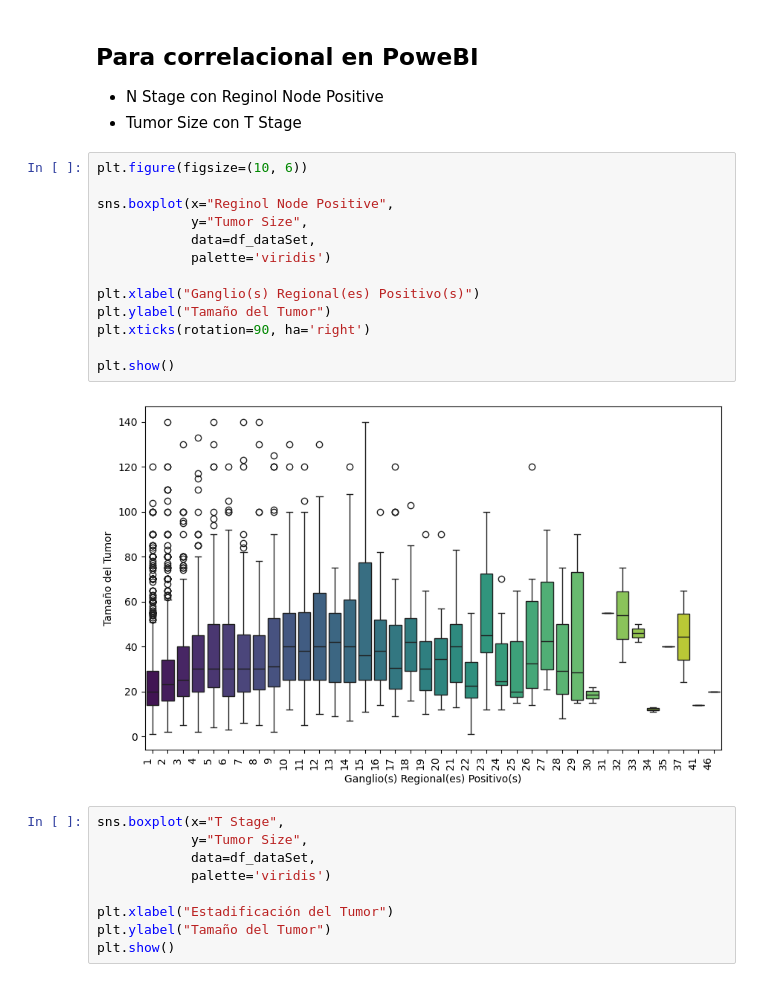
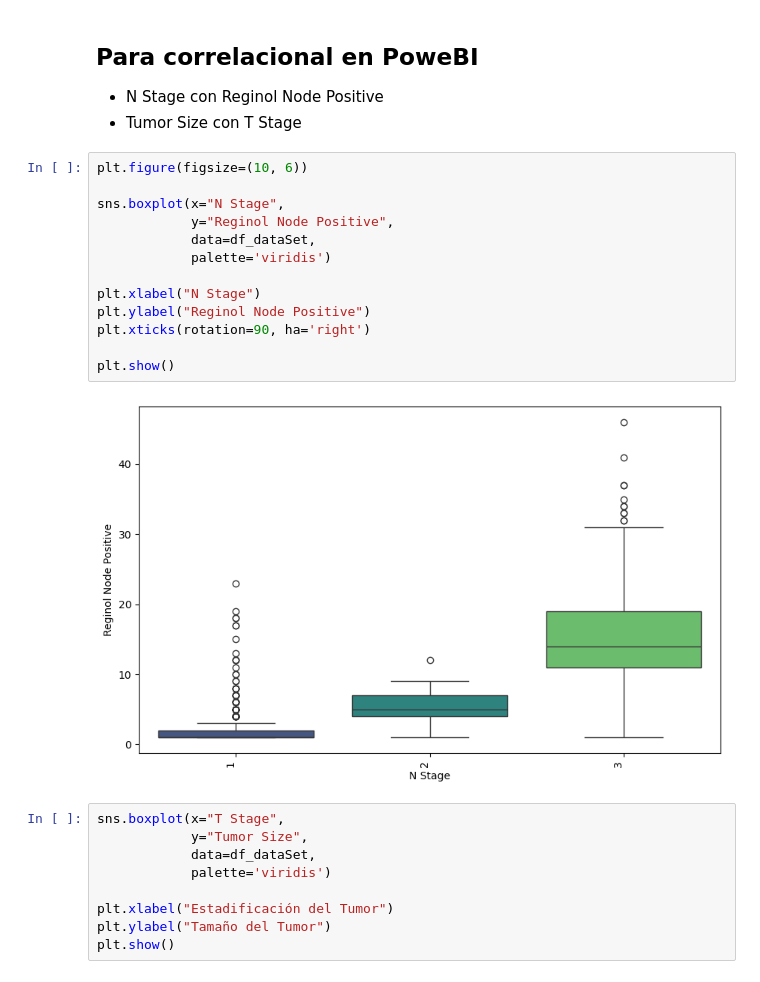
Before and after one commit to Maleni86/project-da-promo-49-modulo-4-team-7, a Jupyter notebook: 2_Limpieza/Limpieza_Cancer.ipynb, the cells around one changed output. Cells and saved outputs as stored; diff of their text form.

```diff
--- a/2_Limpieza/Limpieza_Cancer.ipynb
+++ b/2_Limpieza/Limpieza_Cancer.ipynb
@@ -177,18 +183,18 @@ plt.show()
 # %%
 plt.figure(figsize=(10, 6))
 
-sns.boxplot(x="Reginol Node Positive",
-            y="Tumor Size",
+sns.boxplot(x="N Stage",
+            y="Reginol Node Positive",
             data=df_dataSet,
             palette='viridis')
 
-plt.xlabel("Ganglio(s) Regional(es) Positivo(s)")
-plt.ylabel("Tamaño del Tumor")
+plt.xlabel("N Stage")
+plt.ylabel("Reginol Node Positive")
 plt.xticks(rotation=90, ha='right')
 
 plt.show()
 # %% [output]
-[figure, old version]
+[figure, new version]
 # %%
 sns.boxplot(x="T Stage",
             y="Tumor Size",
```
Also changed, not shown: parts of 6 cells of this notebook, 1 other file.
